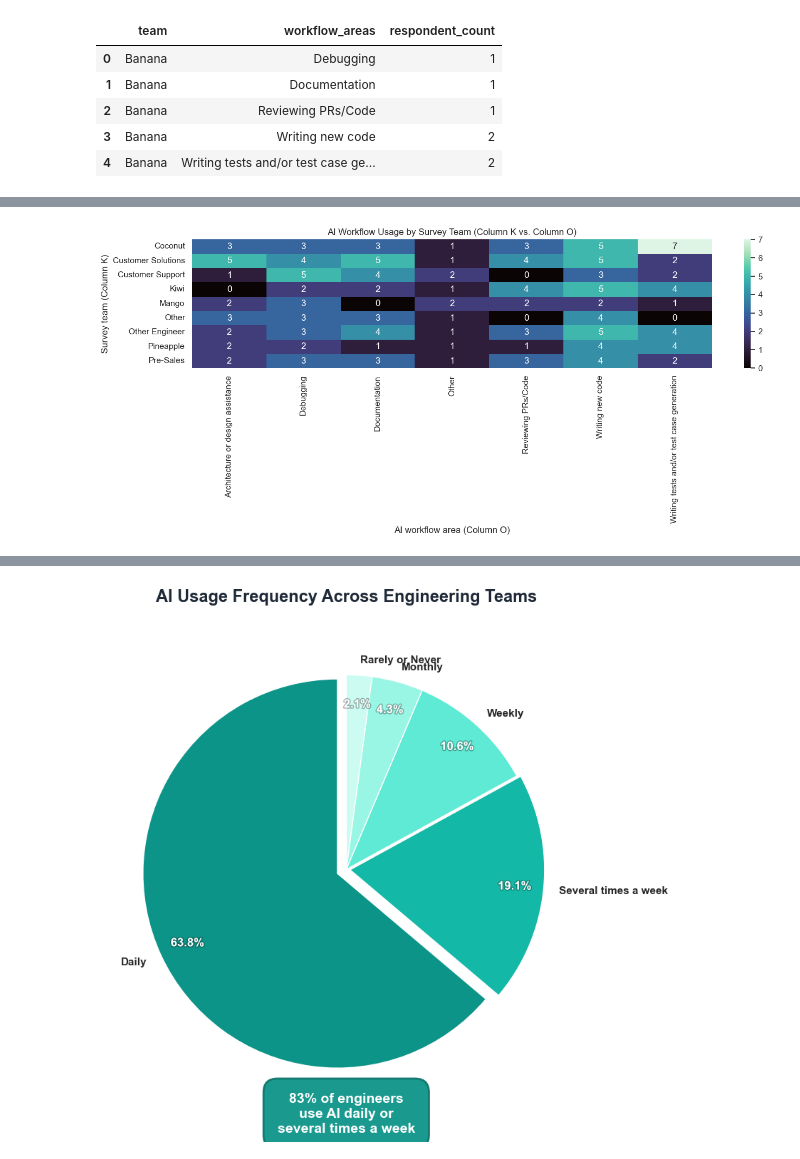
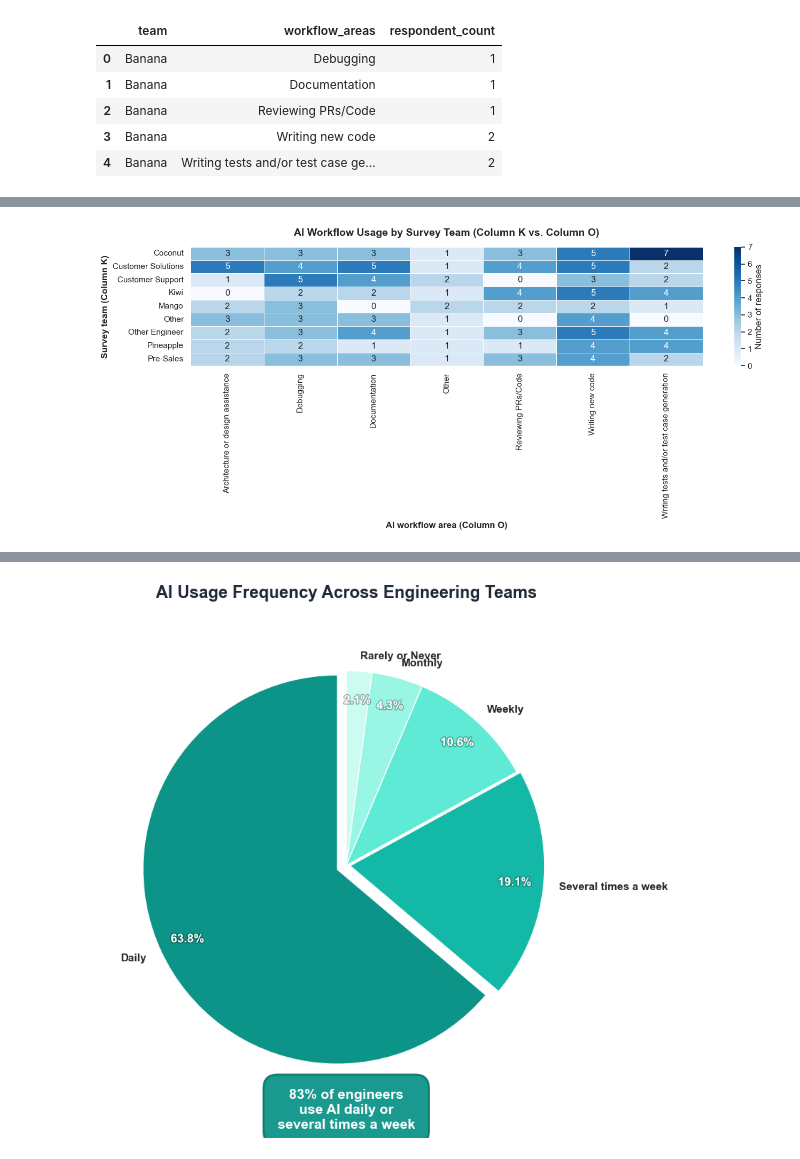
Before and after one commit to andrewdennis117/AI_Usage_Survey_visualization, a Jupyter notebook: notebooks/01_eda.ipynb, the cells around one changed output, grey strips where cells are left out. Cells and saved outputs as stored; diff of their text form; code cells hidden in the pictures.

```diff
--- a/notebooks/01_eda.ipynb
+++ b/notebooks/01_eda.ipynb
@@ -264,35 +286,38 @@ plt.show()
 # %%
 # Heatmap: Survey team (column K) vs. primary AI usage areas (column O)
 survey_team_workflow_long = (
     df_raw.assign(
         survey_team=survey_team_col,
         workflow_areas=split_multiselect(workflow_col)
     )
     .explode('workflow_areas')
     .dropna(subset=['survey_team', 'workflow_areas'])
 )
 
 survey_team_workflow_counts = (
     survey_team_workflow_long.groupby(['survey_team', 'workflow_areas'])
     .size()
     .unstack(fill_value=0)
     .sort_index()
 )
 
 plt.figure(figsize=(14, 6))
 ax = sns.heatmap(
     survey_team_workflow_counts,
     annot=True,
     fmt='d',
-    cmap='mako'
+    cmap='Blues',  # Use Blues for consistency
+    cbar_kws={'label': 'Number of responses'},
+    linewidths=0.5,
+    linecolor='white'
 )
-ax.set_title('AI Workflow Usage by Survey Team (Column K vs. Column O)')
-ax.set_xlabel('AI workflow area (Column O)')
-ax.set_ylabel('Survey team (Column K)')
+ax.set_title('AI Workflow Usage by Survey Team (Column K vs. Column O)', fontsize=14, weight='bold', pad=15)
+ax.set_xlabel('AI workflow area (Column O)', fontsize=12, weight='bold')
+ax.set_ylabel('Survey team (Column K)', fontsize=12, weight='bold')
 plt.tight_layout()
 plt.show()
 # %% [output]
-[figure, old version]
+[figure, new version]
 # %%
 # Diverging bar chart: AI helpfulness ratings by survey team (columns K & P)
 helpfulness_col_name = next(
```
Also changed, not shown: parts of 9 cells of this notebook, 22 other files.
